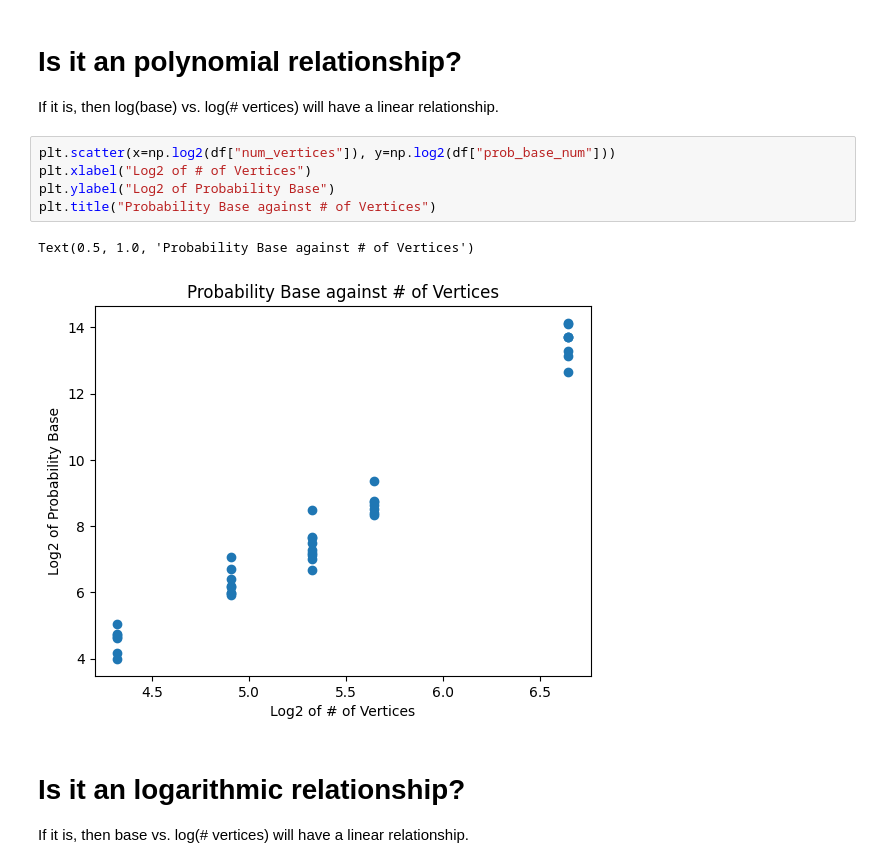
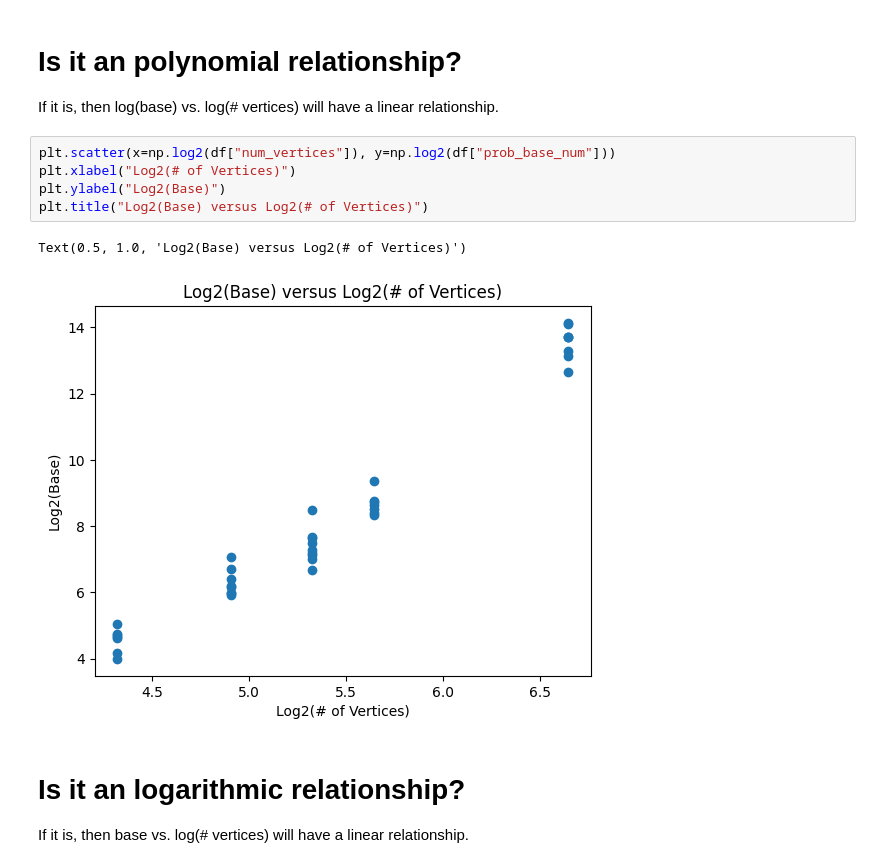
Before and after one commit to afr13dman/senior-thesis, a Jupyter notebook: old_stuff/model_one_base_vert_rel.ipynb, the cells around one changed output. Saved outputs shown, nothing was run; the diff lists cells and outputs as text.

```diff
--- a/old_stuff/model_one_base_vert_rel.ipynb
+++ b/old_stuff/model_one_base_vert_rel.ipynb
@@ -38,12 +38,12 @@ Text(0.5, 1.0, 'Probability Base against # of Vertices')
 If it is, then log(base) vs. log(# vertices) will have a linear relationship.
 # %%
 plt.scatter(x=np.log2(df["num_vertices"]), y=np.log2(df["prob_base_num"]))
-plt.xlabel("Log2 of # of Vertices")
-plt.ylabel("Log2 of Probability Base")
-plt.title("Probability Base against # of Vertices")
+plt.xlabel("Log2(# of Vertices)")
+plt.ylabel("Log2(Base)")
+plt.title("Log2(Base) versus Log2(# of Vertices)")
 # %% [output]
-Text(0.5, 1.0, 'Probability Base against # of Vertices')
+Text(0.5, 1.0, 'Log2(Base) versus Log2(# of Vertices)')
-[figure, old version]
+[figure, new version]
 # %% [markdown]
 # Is it an logarithmic relationship?
 
```
Also changed, not shown: parts of 3 cells of this notebook, 40 other files.
